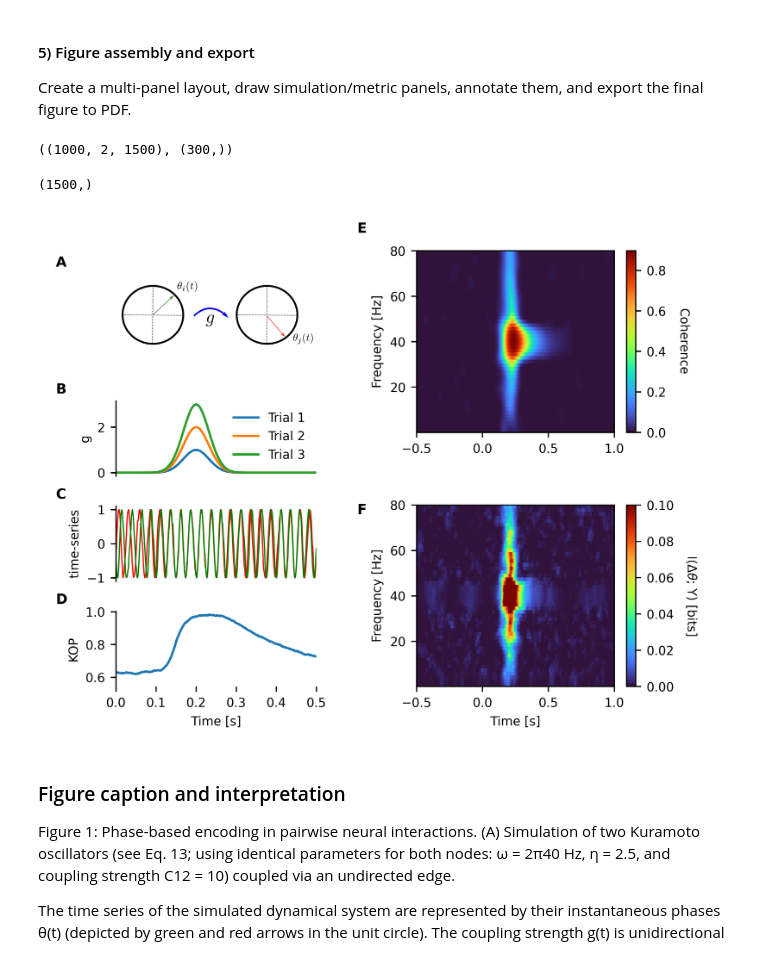
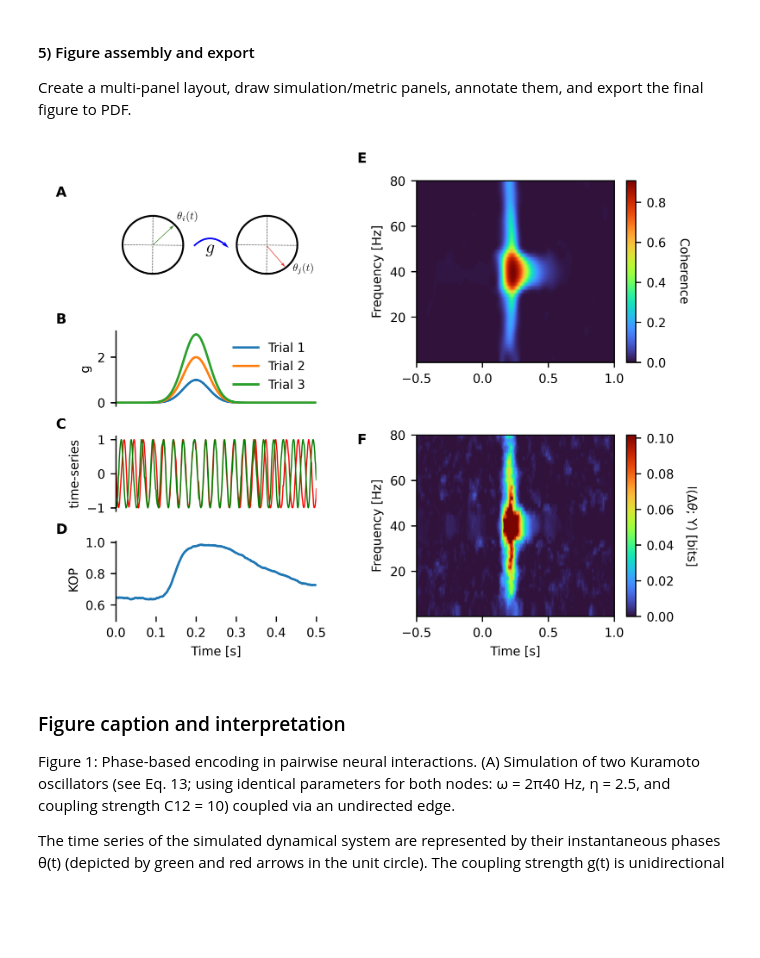
Before and after one commit to brainets/neopid, a Jupyter notebook: notebooks/Figure1.ipynb, the cells around one changed output. Cells and saved outputs as stored; diff of their text form; code cells hidden in the pictures; blank space fills up the shorter version.

Commit message:
Final Figure 1 and 2 (set deci to 1 as default)

```diff
--- a/notebooks/Figure1.ipynb
+++ b/notebooks/Figure1.ipynb
@@ -92,13 +92,9 @@ coupling[ind] = gaussian
 CS = np.linspace(1, 100, ntrials)
 seeds = np.random.randint(0, 100000, ntrials)
 # %%
-# If decimation is applied, the resulting time series will have fewer time points, so we need to adjust the array shape accordingly.
-decim = 1
-T_decim = T // decim  # time steps after decimation in msec
-
 # Pre-allocate numpy array so each trial's JAX device buffer is freed immediately
 # instead of all 1000 XLA buffers accumulating in a Python list (OOM at ~880 trials).
-data = np.empty((ntrials, 2, T_decim), dtype=np.float64)
+data = np.empty((ntrials, 2, T), dtype=np.float64)
 
 for trial in tqdm(range(ntrials)):
     result = simulate_kuramoto(
@@ -110,7 +106,6 @@ for trial in tqdm(range(ntrials)):
         beta,
         T,
         seed=seeds[trial],
-        decim=decim,
     )
     # np.asarray() copies the JAX array to numpy and releases the XLA device buffer.
     data[trial] = np.asarray(result)
@@ -127,17 +119,11 @@ h = scipy.signal.hilbert(data.real, axis=2)
 # %%
 # Compute complex Morlet wavelet coefficients across frequencies.
 freqs = np.linspace(0.1, 80, 50)
-# Decimate the time-frequency representation to reduce memory usage and speed up subsequent analyses.
-decim = 5
-# Decimate the time axis for the time-frequency representation, which will be aligned with the decimated data.
-time_decim_tfr = time_decim[::decim]
-# Single-trial TF decomposition with Morlet wavelets, returning complex coefficients for amplitude and phase analyses.
 W = tfr_array_morlet(
     data,
-    fs / 1,
+    fs,
     freqs,
     n_cycles=freqs / 4,
-    decim=decim,
     output="complex",
     verbose=None,
 )
@@ -228,14 +201,6 @@ plt.legend()
 #### 5) Figure assembly and export
 
 Create a multi-panel layout, draw simulation/metric panels, annotate them, and export the final figure to PDF.
-# %%
-np.shape(data), np.shape(time_decim)
-# %% [output]
-((1000, 2, 1500), (300,))
-# %%
-np.shape(data[-1].T[:, 0])
-# %% [output]
-(1500,)
 # %%
 
 # Build, annotate, and export the multi-panel figure for the simulated analysis.
@@ -284,20 +249,20 @@ plt.xlim(0, 0.5)
 
 plt.sca(ax3)
 # Plot example of time series with maximal coupling
-plt.plot(time_decim, data[-1].T[:, 0], c="r", lw=0.8)
+plt.plot(time, data[-1].T[:, 0], c="r", lw=0.8)
 plt.xlim(0, 0.5)
 plt.xticks([])
 [ax3.spines[key].set_visible(False) for key in ["top", "right", "bottom"]]
 plt.ylabel("Node $i$")
 
-plt.plot(time_decim, data[-1].T[:, 1], c="g", lw=0.8)
+plt.plot(time, data[-1].T[:, 1], c="g", lw=0.8)
 plt.xlim(0, 0.5)
 plt.xticks([])
 [ax5.spines[key].set_visible(False) for key in ["top", "right", "bottom"]]
 plt.ylabel("time-series")
 
 plt.sca(ax5)
-plt.plot(time_decim, np.abs(h.mean(1)).mean(0))
+plt.plot(time, np.abs(h.mean(1)).mean(0))
 [ax5.spines[key].set_visible(False) for key in ["top", "right"]]
 plt.xlabel("Time [s]")
 plt.ylabel("KOP")
@@ -324,34 +289,34 @@ mi_phi_plot = np.asarray(MI_PHI_gc).squeeze()
 mi_vmax = np.nanpercentile(mi_phi_plot, 99)
 if not np.isfinite(mi_vmax) or mi_vmax <= 0:
     mi_vmax = 1e-12
 
 plt.imshow(
     mi_phi_plot,
     aspect="auto",
     origin="lower",
     cmap="turbo",
     extent=[-0.5, 1, 0.1, 80],
     vmin=0,
     vmax=mi_vmax,
 )
 cbar = plt.colorbar()
 cbar.set_label(r"I($\Delta\theta$; Y) [bits]", rotation=270, labelpad=15)
 plt.xlabel("Time [s]")
 plt.ylabel("Frequency [Hz]")
 
 # Background, labels, and annotations
 bg = plot.Background(visible=False)
 plot.add_panel_letters(
     fig,
     axes=[ax1, ax2, ax3, ax5, ax6, ax7],
     fontsize=MEDIUM_SIZE,
     xpos=[-0.3] * 6,
     ypos=[1.1] * 5 + [0.95] * 2,
 )
 
 plt.savefig("../figures/Figure1.pdf")
 # %% [output]
-[figure, old version]
+[figure, new version]
 # %% [markdown]
 ### Figure caption and interpretation
 
```
Also changed, not shown: parts of 5 cells of this notebook, 2 other files.
